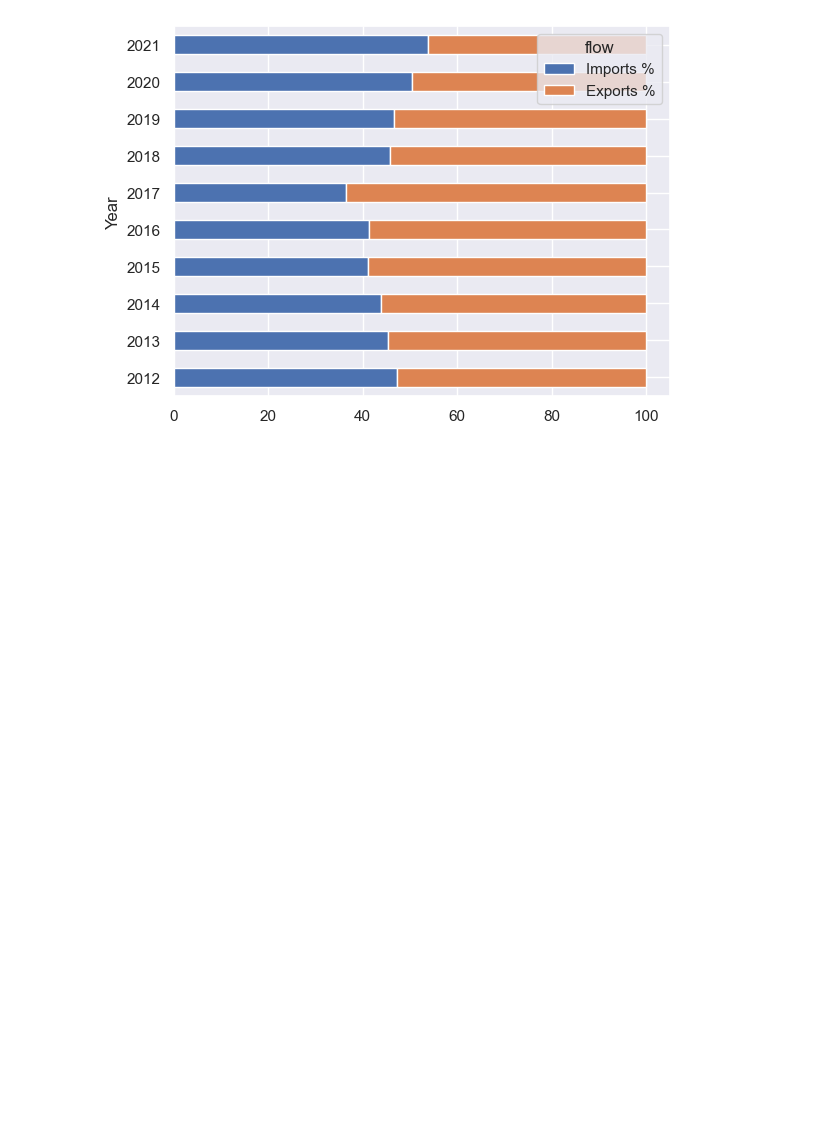
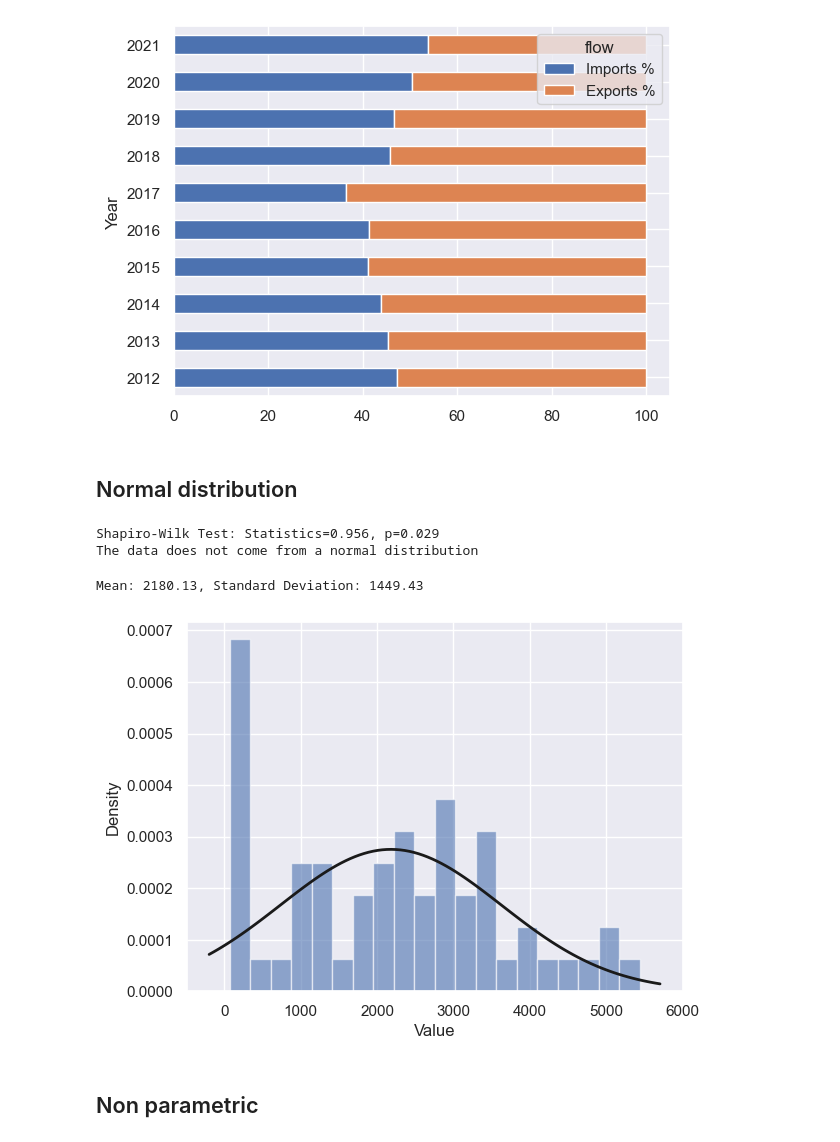
Before and after one commit to SandraMerchant/Project-No.-2, a Jupyter notebook: Project No.2.ipynb, the cells around one changed output. Drawn from its saved outputs; the diff is of its cells as text; code cells hidden in the pictures; blank space fills up the shorter version.

```diff
--- a/Project No.2.ipynb
+++ b/Project No.2.ipynb
@@ -96,3 +162,5 @@ pivot_data[['Imports %', 'Exports %']].plot(kind='barh', stacked=True)
 # %% [output]
 <AxesSubplot:ylabel='Year'>
 [figure]
+# %% [markdown]
+## Normal distribution
@@ -98,0 +171,34 @@ pivot_data[['Imports %', 'Exports %']].plot(kind='barh', stacked=True)
+# %%
+values = Exp_and_Imp['Value']
+
+# check if the data comes from a normal distribution using the Shapiro-Wilk test
+stat, p = shapiro(values)
+print('Shapiro-Wilk Test: Statistics=%.3f, p=%.3f' % (stat, p))
+alpha = 0.05
+if p > alpha:
+    print('The data comes from a normal distribution')
+else:
+    print('The data does not come from a normal distribution')
+# %% [output]
+Shapiro-Wilk Test: Statistics=0.956, p=0.029
+The data does not come from a normal distribution
+# %%
+# generate a normal distribution with the same mean and standard deviation as the data
+mu, std = norm.fit(values)
+print('Mean: %.2f, Standard Deviation: %.2f' % (mu, std))
+# %% [output]
+Mean: 2180.13, Standard Deviation: 1449.43
+# %%
+# plot the histogram of the data and the probability density function of the normal distribution
+plt.hist(values, bins=20, density=True, alpha=0.6)
+xmin, xmax = plt.xlim()
+x = np.linspace(xmin, xmax, 100)
+p = norm.pdf(x, mu, std)
+plt.plot(x, p, 'k', linewidth=2)
+plt.xlabel('Value')
+plt.ylabel('Density')
+plt.show()
+# %% [output]
+[figure, added]
+# %% [markdown]
+## Non parametric
```
Also changed, not shown: parts of 17 cells of this notebook.
